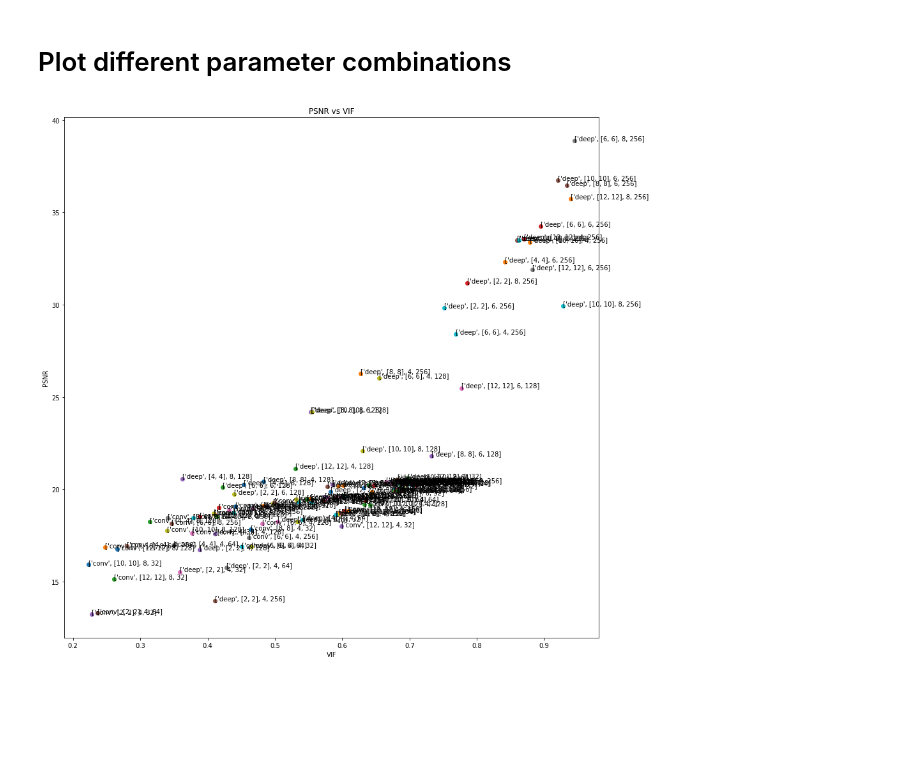
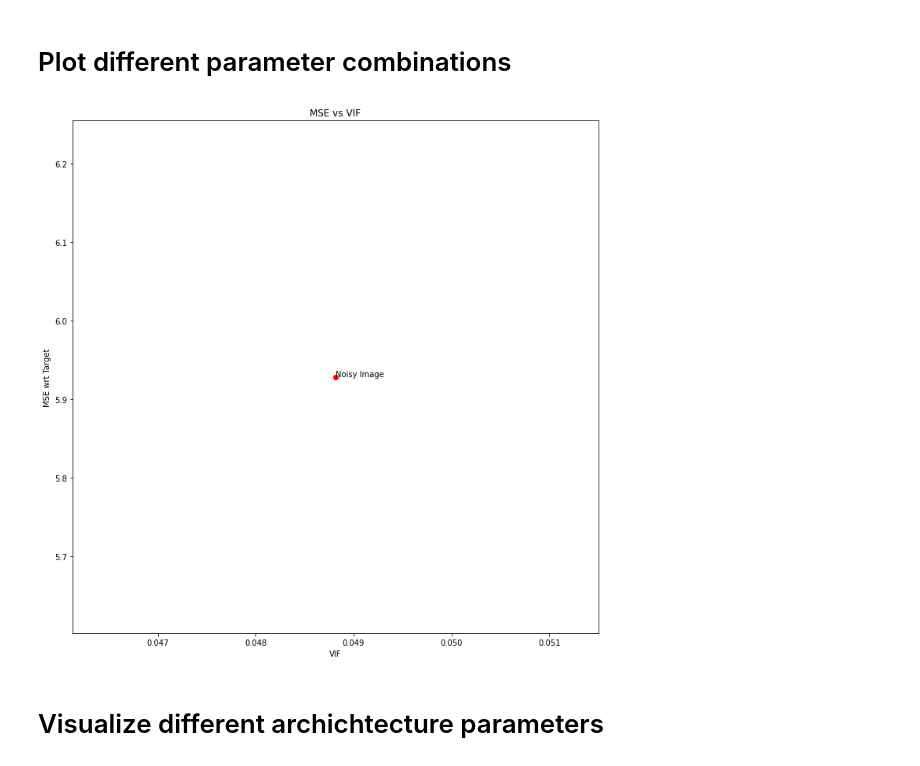
Before and after one commit to jkbg/DiffusionMRI, a Jupyter notebook: evaluate_gridsearch.ipynb, the cells around one changed output. Saved outputs shown, nothing was run; the diff lists cells and outputs as text; code cells hidden in the pictures; blank space fills up the shorter version.

```diff
--- a/evaluate_gridsearch.ipynb
+++ b/evaluate_gridsearch.ipynb
@@ -34,13 +36,19 @@ def get_most_recent_gridsearch():
 file_path = get_most_recent_gridsearch()
 
 #canonical
-#file_path = 'data/results/2020-11-05-22:18-gridsearch.pkl'
+file_path = 'data/results/2020-11-12-08:18-gridsearch.pkl'
 
 #cameraman
-#file_path = 'data/results/2020-11-06-18:51-gridsearch.pkl'
+file_path = 'data/results/2020-11-11-16:35-gridsearch.pkl'
+
+# 20 ImageNet v2 Images with deep
+#file_path = 'data/results/2020-11-16-17:53-gridsearch.pkl'
 
 
 results = load_results(file_path)
 print(file_path)
 print('Number of Runs loaded:', len(results))
+
+for result in results:
+    result.best_loss_wrt_noisy = result.best_loss_wrt_noisy.cpu()
 # %% [output]
@@ -49,22 +60,12 @@ Number of Runs loaded: 720
 # %% [markdown]
 # Show Images
 # %%
-results.sort(key=lambda x: x.vif, reverse=True)
+results.sort(key=lambda x: x.loss_wrt_target, reverse=False)
 images = list(map(lambda x: x.model_image, results))[:28]
 descriptions = list(map(lambda x: str(x.model_parameters) + f', {x.vif:.3f}', results))[:28]
 
-target_image = results[0].target_image
-images.append(target_image)
-descriptions.append('Target Image')
+noisy_performance = calculate_noisy_performance(results)
 
-noisy_image = results[0].noisy_image
-images.append(noisy_image)
-noisy_vif = vifp_mscale(target_image, noisy_image)
-noisy_psnr = peak_signal_noise_ratio(target_image, noisy_image)
-noisy_mse = mean_squared_error(target_image, noisy_image)
-descriptions.append('Noisy Image' + f', {noisy_vif:.3f}')
-
-
-plot_image_grid(images, descriptions, nrows=math.ceil(10))
+plot_image_grid(images, descriptions, ncols=4)
 plt.show()
 # %% [output]
@@ -92,15 +75,20 @@ selected_results = filter(lambda x: x.vif > 0.2, selected_results)
+# %%
+average_performances = calculate_model_performances(results)
+filtered_performances = filter(lambda x: x['psnr'] > 23.0, average_performances)
 # %% [markdown]
 # Plot different parameter combinations
 # %%
-plt.figure(figsize=(15,15))
-for selected_result in selected_results:
-    plt.scatter(selected_result.vif, selected_result.psnr)
-    plt.annotate(str(selected_result.model_parameters), (selected_result.vif, selected_result.psnr))
-plt.scatter(noisy_vif, noisy_psnr)
-plt.annotate('Noisy Image', (noisy_vif, noisy_psnr))
+plt.figure(figsize=(12,12))
+for performance in filtered_performances:
+    plt.scatter(performance['vif'], performance['psnr'], c='gray')
+    plt.annotate(str(performance['description']), (performance['vif'], performance['psnr']))
+plt.scatter(noisy_performance['vif'], noisy_performance['psnr'], c='red')
+plt.annotate('Noisy Image', (noisy_performance['vif'], noisy_performance['psnr']))
 plt.xlabel('VIF')
-plt.ylabel('PSNR')
-plt.title('PSNR vs VIF')
+plt.ylabel('MSE wrt Target')
+plt.title('MSE vs VIF')
 plt.show()
 # %% [output]
-[figure, old version]
+[figure, new version]
+# %% [markdown]
+# Visualize different archichtecture parameters
```
Also changed, not shown: parts of 10 cells of this notebook, 5 other files.
